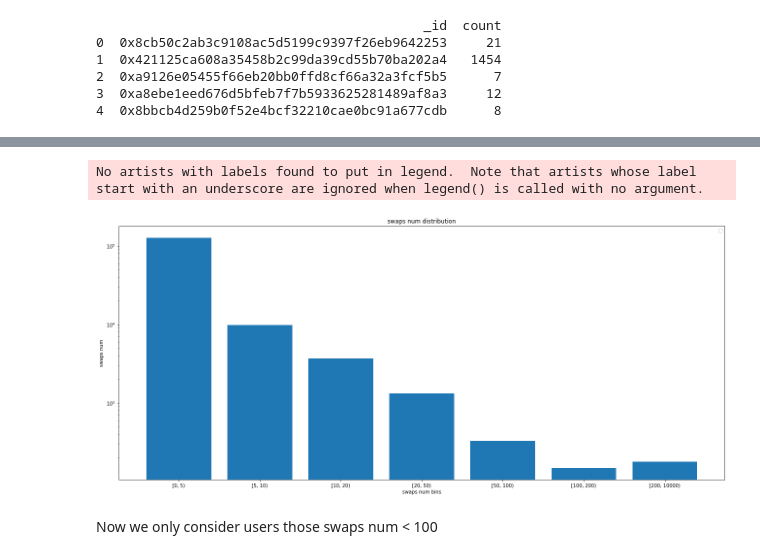
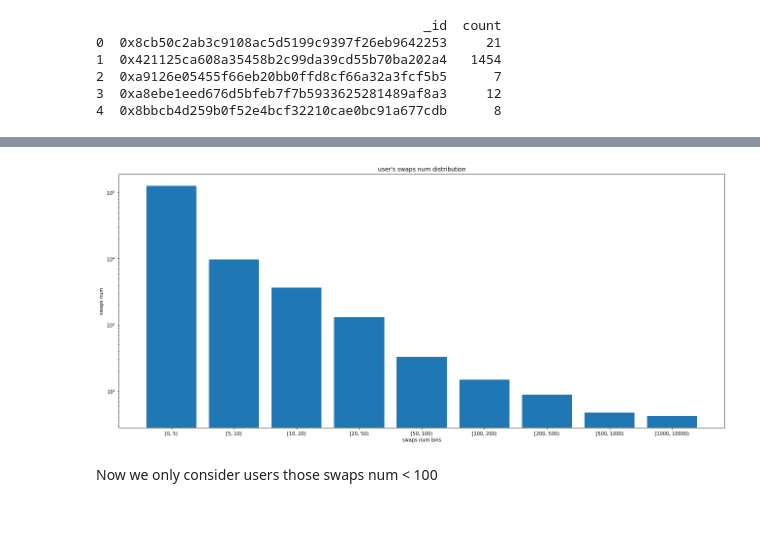
Before and after one commit to SNZHoldings/Uniswap-Governance-Enhancements, a Jupyter notebook: analysis/swaps_num.ipynb, the cells around one changed output, grey strips where cells are left out. Cells and saved outputs as stored; diff of their text form; code cells hidden in the pictures; blank space fills up the shorter version.

Commit message:
update anlysis swaps num

```diff
--- a/analysis/swaps_num.ipynb
+++ b/analysis/swaps_num.ipynb
@@ -39,15 +39,14 @@ def getCounts(arr, bins):
     counts = pd.value_counts(segments, sort=False)
     return counts
 
-def drawBars(x):
+def drawBars(x, title="swaps num distribution"):
     plt.figure(figsize=(18, 8), layout='constrained')
     plt.axes(yscale="log")
     plt.bar(x.index.astype(str), x)  # Plot some data on the (implicit) axes.
     plt.xlabel('swaps num bins')
     plt.ylabel('swaps num')
-    plt.title("swaps num distribution")
-    plt.legend()
+    plt.title(title)
 # %%
-counts_0 = getCounts(df['count'].to_list(), [0, 5, 10, 20, 50, 100, 200, 10000])
+counts_0 = getCounts(df['count'].to_list(), [0, 5, 10, 20, 50, 100, 200, 500, 1000, 10000])
 print(counts_0.head(counts_0.shape[0]))
 # %% [output]
@@ -62,11 +63,10 @@ dtype: int64
 # %%
 '''
 whole user's swap num distribution, it's very uneven.
 '''
-drawBars(counts_0)
+drawBars(counts_0, "user's swaps num distribution")
 # %% [output]
-No artists with labels found to put in legend.  Note that artists whose label start with an underscore are ignored when legend() is called with no argument.
-[figure, old version]
+[figure, new version]
 # %% [markdown]
 Now we only consider users those swaps num < 100
 # %%
```
Also changed, not shown: parts of 2 cells of this notebook.
